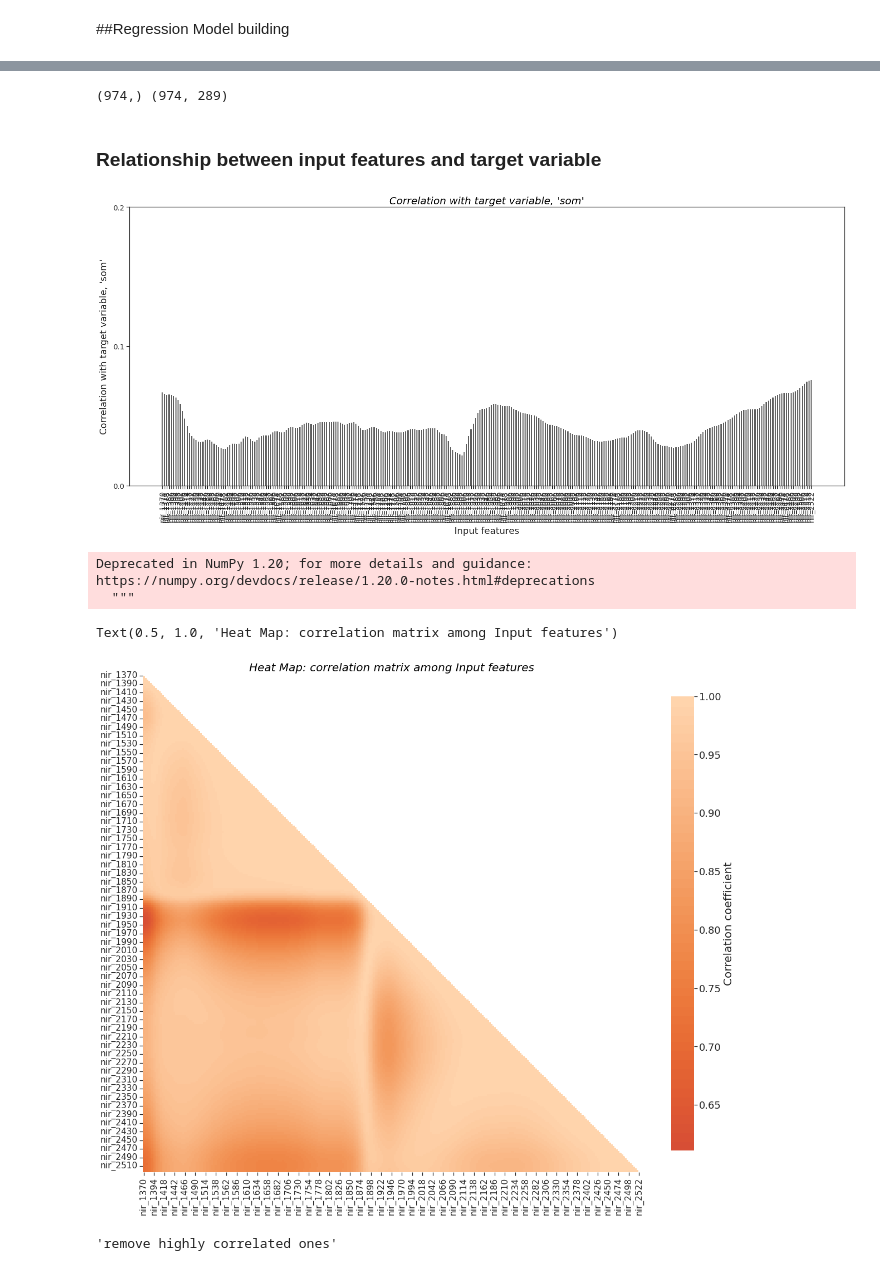
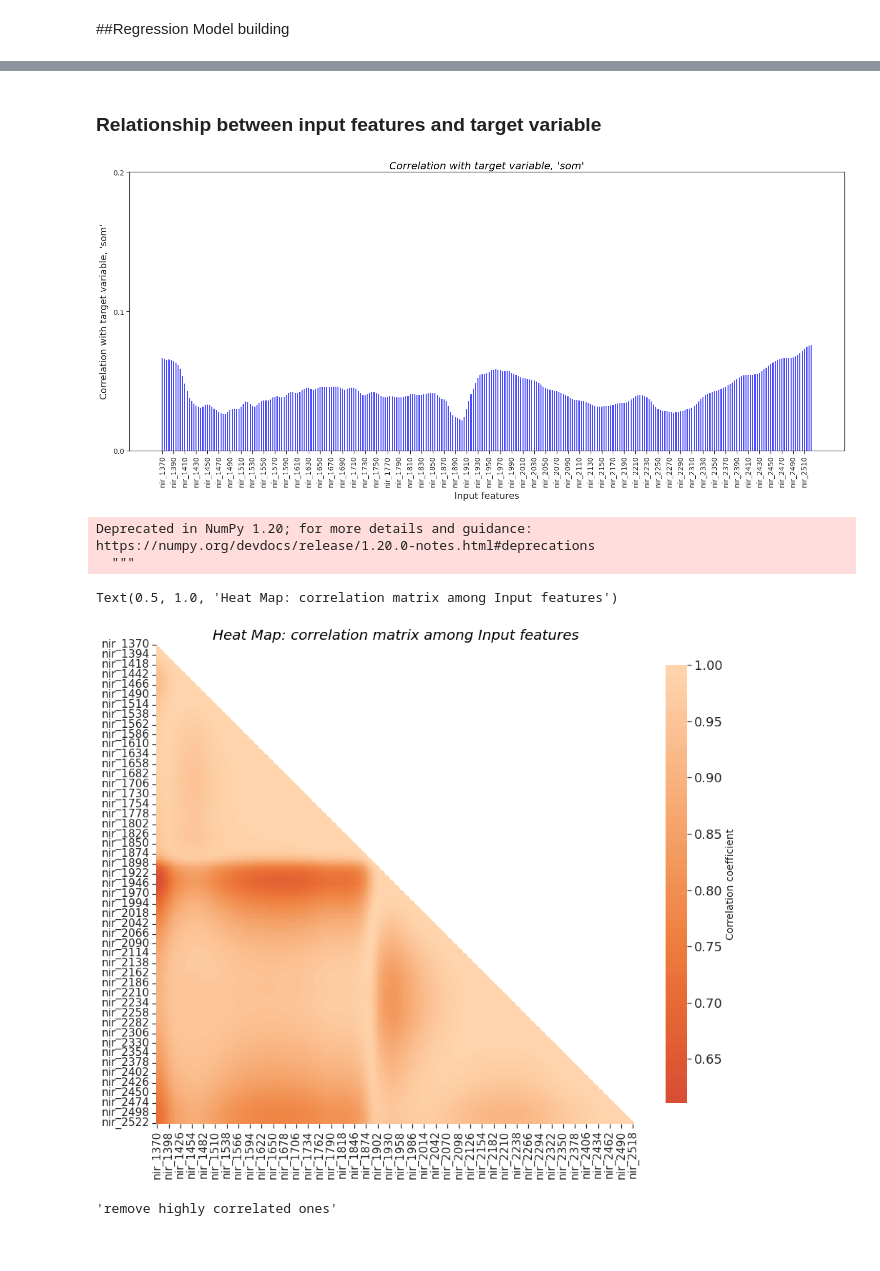
Before and after one commit to giangtr0912/challenge_geo, a Jupyter notebook: notebook/som.ipynb, the cells around one changed output, grey strips where cells are left out. Drawn from its saved outputs; the diff is of its cells as text; code cells hidden in the pictures.

Commit message:
Refine regression Model training and validation into Ipython Notebook program

```diff
--- a/notebook/som.ipynb
+++ b/notebook/som.ipynb
@@ -700,7 +675,7 @@ DEFAULT_CHALLENGE_LAYERS = ['0_5', '5_15', '15_30']
 DEFAULT_CHALLENGE_STATISTICS = ['mean', 'mode', 'p5', 'p50', 'p95']
 DEFAULT_CHALLENGE_PARAMETERS = ['om']
 
-_, geojson_obj, area_extent = pandas_to_geojson(df_data_correct_geo_clean, './data.geojson')
+_, geojson_obj, area_extent = pandas_to_geojson(df_data_correct_geo, './data.geojson')
 url_path_lst = download_polaris_data(area_extent, layers=DEFAULT_CHALLENGE_LAYERS, statistics=DEFAULT_CHALLENGE_STATISTICS, parameters=DEFAULT_CHALLENGE_PARAMETERS)
 # %% [output]
 Beginning file download with wget module http://hydrology.cee.duke.edu/POLARIS/PROPERTIES/v1.0/om/mean/0_5/lat4142_lon-93-92.tif
@@ -973,0 +957,36 @@ Relationship between input features and target variable
+# %%
+def outlier_removal(df, location_name, col='location', attribute='som'):
+  df_field = df[df[col] == location_name]
+
+  Q1 = df_field[attribute].quantile(0.25) # Same as np.percentile but maps (0,1) and not (0,100)
+  Q3 = df_field[attribute].quantile(0.75)
+  IQR = Q3 - Q1
+
+  # Return a boolean array of the rows with (any) non-outlier column values
+  condition = ~((df_field[attribute] < (Q1 - 1.5 * IQR)) | (df_field[attribute] > (Q3 + 1.5 * IQR)))
+  filtered_df_field = df_field.loc[condition]
+
+  plt.figure(figsize=(15, 8))
+  plt.clf
+
+  plt.hist(filtered_df_field[attribute], bins=100, histtype='bar', rwidth=0.8, color='blue')
+  plt.xlim(filtered_df_field[attribute].min(), filtered_df_field[attribute].max())
+  plt.xlabel("{} [%]".format(attribute), fontsize=16)
+  plt.title ("{} (soil organic matter content data, n_obs = {} samples)".format(location_name, filtered_df_field[attribute].shape[0]), fontsize=18)
+  plt.legend()
+
+  return filtered_df_field
+
+
+# for location_name in set(df_data_correct_geo['location'].tolist()):
+#   outlier_removal(df_data_correct_geo, location_name)
+# %%
+blunder_removal_action = True
+if blunder_removal_action is True:
+  df_data_correct_geo_field_A_filtered = outlier_removal(df_data_correct_geo, 'field_A')
+  df_data_correct_geo_field_B_filtered = outlier_removal(df_data_correct_geo, 'field_B')
+
+  df_data_correct_geo_clean = pd.concat([df_data_correct_geo_field_A_filtered, df_data_correct_geo_field_B_filtered])
+  df_data_correct_geo_clean.to_csv('./data_clean.csv')
+else:
+  df_data_correct_geo_clean = df_data_correct_geo
@@ -974,12 +998,10 @@ Relationship between input features and target variable
 # %%
 ''' Data preparation for train the model '''
-
 # Full data (Field_A and Field_B)
 train_targets_df = df_data_correct_geo_clean['som']
 train_features_df = df_data_correct_geo_clean.filter(regex='nir_')
 train_targets_arr = train_targets_df.to_numpy()
 train_features_arr = train_features_df.to_numpy()
-print (train_targets_arr.shape, train_features_arr.shape)
 
 # Field_A data only
 train_field_A_features_df = df_data_correct_geo_clean.loc[df_data_correct_geo_clean['location']=='field_A'].filter(regex='nir_')
@@ -992,33 +1014,31 @@ train_field_B_features_df = df_data_correct_geo_clean.loc[df_data_correct_geo_cl
 train_field_B_targets_df = df_data_correct_geo_clean.loc[df_data_correct_geo_clean['location']=='field_B']['som']
 train_field_B_features_arr = train_field_B_features_df.to_numpy()
 train_field_B_targets_arr = train_field_B_targets_df.to_numpy()
-# %% [output]
-(974,) (974, 289)
 # %% [markdown]
 ### Relationship between input features and target variable
 # %%
 plot_X_labels = train_features_df.columns.tolist()
 plot_correls = np.zeros((train_features_arr.shape[-1]))
 
 for i, val in  enumerate(range(0, train_features_arr.shape[-1])):
   b = np.corrcoef(train_features_arr[:, i], train_targets_arr, rowvar=False)
   plot_correls[i] = b[0,1]
 
 # Figure
 fig  = plt.figure(figsize=(25, 10))
 ax   = fig.add_subplot(111)
 axis_font = {'family':'arial', 'style':'normal', 'size':18}
 in_width = 0.5
 ar_idxes = np.arange(plot_correls.shape[0])
-p1=ax.bar(ar_idxes, plot_correls, in_width, color='k', edgecolor='none', alpha=0.7)
-plt.xticks(ar_idxes, plot_X_labels, fontsize=14, rotation=90)
+p1=ax.bar(ar_idxes, plot_correls, in_width, color='blue', edgecolor='none', alpha=0.7)
+plt.xticks(ar_idxes[::5], plot_X_labels[::5], fontsize=14, rotation=90)
 plt.yticks(np.arange(0, 0.3, 0.1), fontsize=14)
 ax.set_xlabel('Input features', axis_font, labelpad=8)
 ax.set_ylabel("Correlation with target variable, 'som'", axis_font, labelpad=8)
 plt.title("Correlation with target variable, 'som'", fontsize = 20, color='Black', fontstyle='italic')
 plt.show()
 # %% [output]
-[figure, old version]
+[figure, new version]
 # %%
 # for st_label, fo_corr in zip(ve_X_labels, ve_correls):
 #     print(f"{st_label:20} = {fo_corr:5.2f}")
@@ -1031,7 +1051,7 @@ ar_mask = np.zeros_like(ar_corr_mat, dtype=np.bool)
 ar_mask[np.triu_indices_from(ar_mask)] = True
 
 # Set up the matplotlib figure
-f, ax = plt.subplots(figsize=(20, 20))
+f, ax = plt.subplots(figsize=(15, 15))
 
 # Generate a custom diverging colormap
 # cmap = sns.diverging_palette(100, 10, as_cmap=True)
@@ -1041,7 +1061,7 @@ cmap = sns.diverging_palette(220, 20, sep=20, as_cmap=True)
 ax=sns.heatmap(ar_corr_mat, mask=ar_mask, vmax=1.0,
             center=0, square=True, linewidths=.0, cbar_kws={'label': 'Correlation coefficient', "shrink": .75})
 
-ax.figure.axes[-1].yaxis.label.set_size(20)
+ax.figure.axes[-1].yaxis.label.set_size(14)
 cbar = ax.collections[0].colorbar
 cbar.ax.tick_params(labelsize=18)
 
@@ -1050,7 +1070,7 @@ plt.title("Heat Map: correlation matrix among Input features", fontsize = 20, co
 Deprecated in NumPy 1.20; for more details and guidance: https://numpy.org/devdocs/release/1.20.0-notes.html#deprecations
   """
 Text(0.5, 1.0, 'Heat Map: correlation matrix among Input features')
-[figure, old version]
+[figure, new version]
 # %%
 '''remove highly correlated ones'''
 # # Select upper triangle of correlation matrix
```
Also changed, not shown: parts of 71 cells of this notebook.
